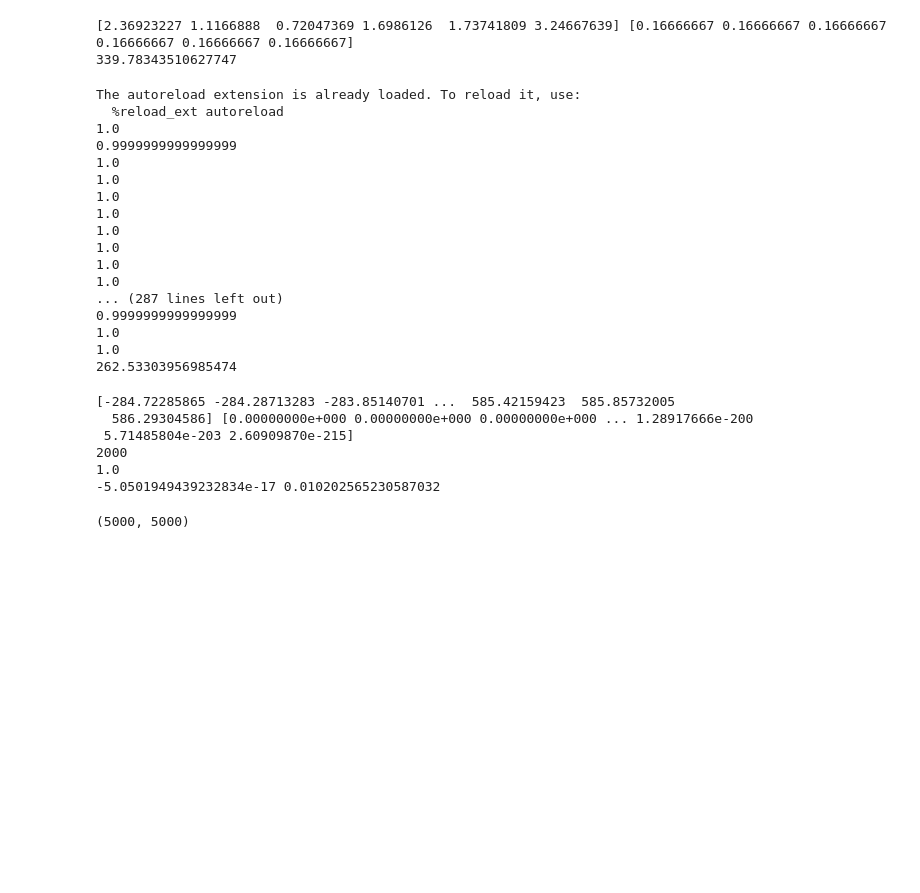
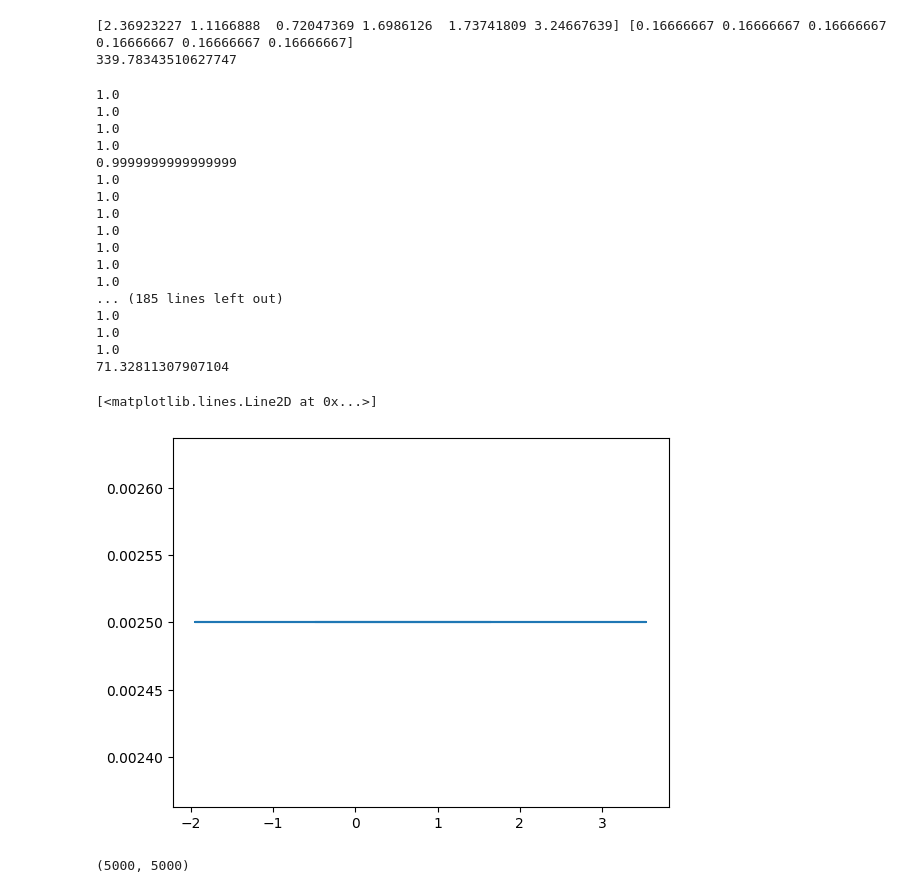
Before and after one commit to anloehr-1097/DistrRL_MonteCarlo, a Jupyter notebook: Untitled.ipynb, the cells around one changed output. Drawn from its saved outputs; the diff is of its cells as text; code cells hidden in the pictures; blank space fills up the shorter version.

```diff
--- a/Untitled.ipynb
+++ b/Untitled.ipynb
@@ -178,8 +178,8 @@ import numpy as np
 import scipy.stats as sp
 import time
 from preliminary_tests import conv, conv_jit, project_eqi, RV_Discrete, aggregate_conv_results
-T = 300
-N = 500
+T = 200
+N = 400
 samples = np.asarray([sp.norm(1,1).rvs() for _ in range(N)])
 approx_list: List = []
 #G_0 = rv_discrete(np.array([-1, 1]), np.array([0.5, 0.5]))
@@ -210,8 +210,9 @@ stop = time.time()
 
 print(stop - start)
 # %% [output]
-The autoreload extension is already loaded. To reload it, use:
-  %reload_ext autoreload
+1.0
+1.0
+1.0
 1.0
 0.9999999999999999
 1.0
@@ -221,20 +222,20 @@ The autoreload extension is already loaded. To reload it, use:
 1.0
 1.0
 1.0
-1.0
-... (287 lines left out)
-0.9999999999999999
+... (185 lines left out)
 1.0
 1.0
-262.53303956985474
+1.0
+71.32811307907104
 # %%
+x_vals = np.linspace(-100, 100, 1000)
+probs_samples: np.ndarray = np.ones(samples.size) * 1/samples.size
+
+
+plt.plot(samples, probs_samples)
 # %% [output]
-[-284.72285865 -284.28713283 -283.85140701 ...  585.42159423  585.85732005
-  586.29304586] [0.00000000e+000 0.00000000e+000 0.00000000e+000 ... 1.28917666e-200
- 5.71485804e-203 2.60909870e-215]
-2000
-1.0
--5.0501949439232834e-17 0.010202565230587032
+[<matplotlib.lines.Line2D at 0x...>]
+[figure, added]
 # %%
 len(np.unique(G_final[0])), len(G_final[0])
 # %% [output]
```
Also changed, not shown: parts of 1 cell of this notebook, 1 other file.
